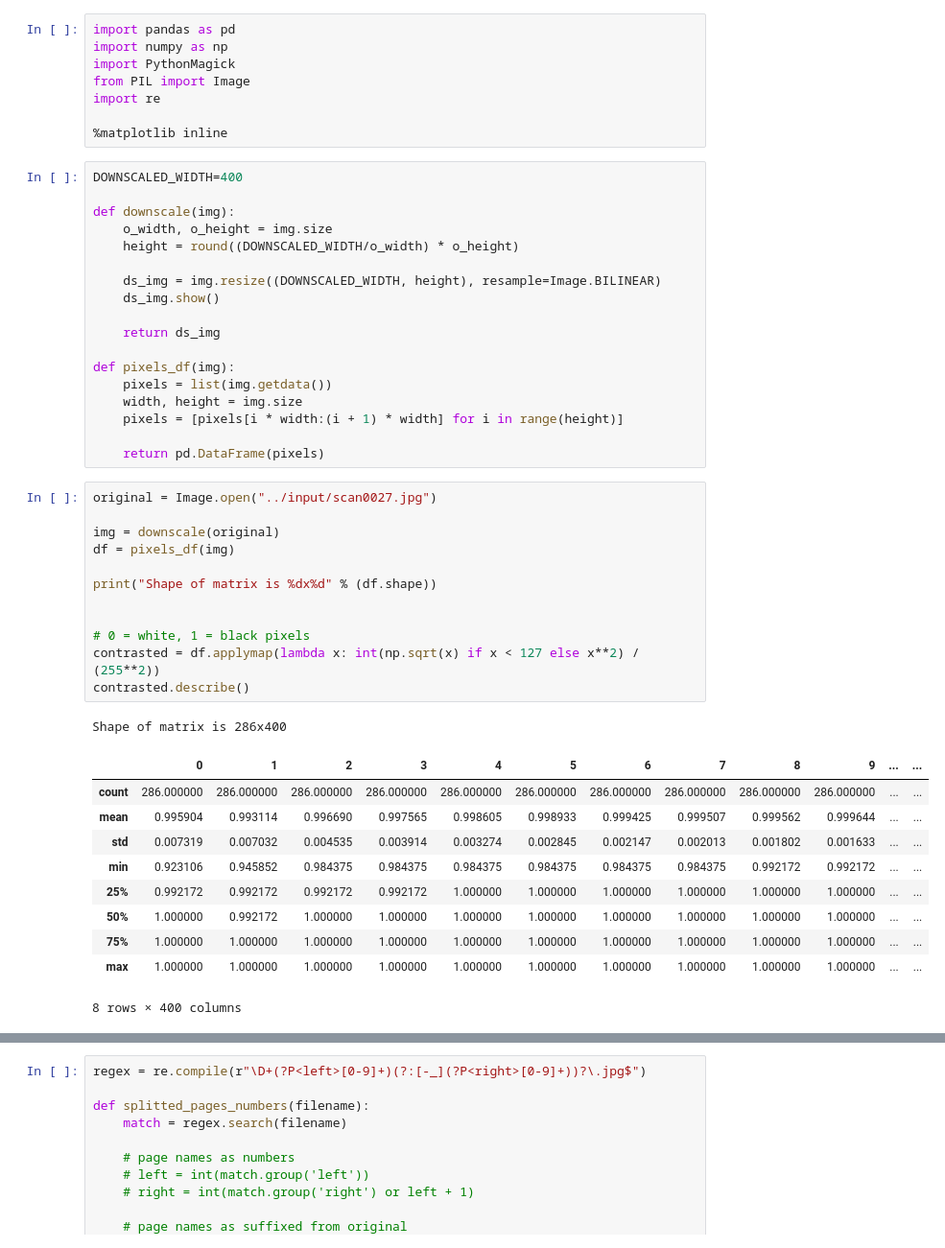
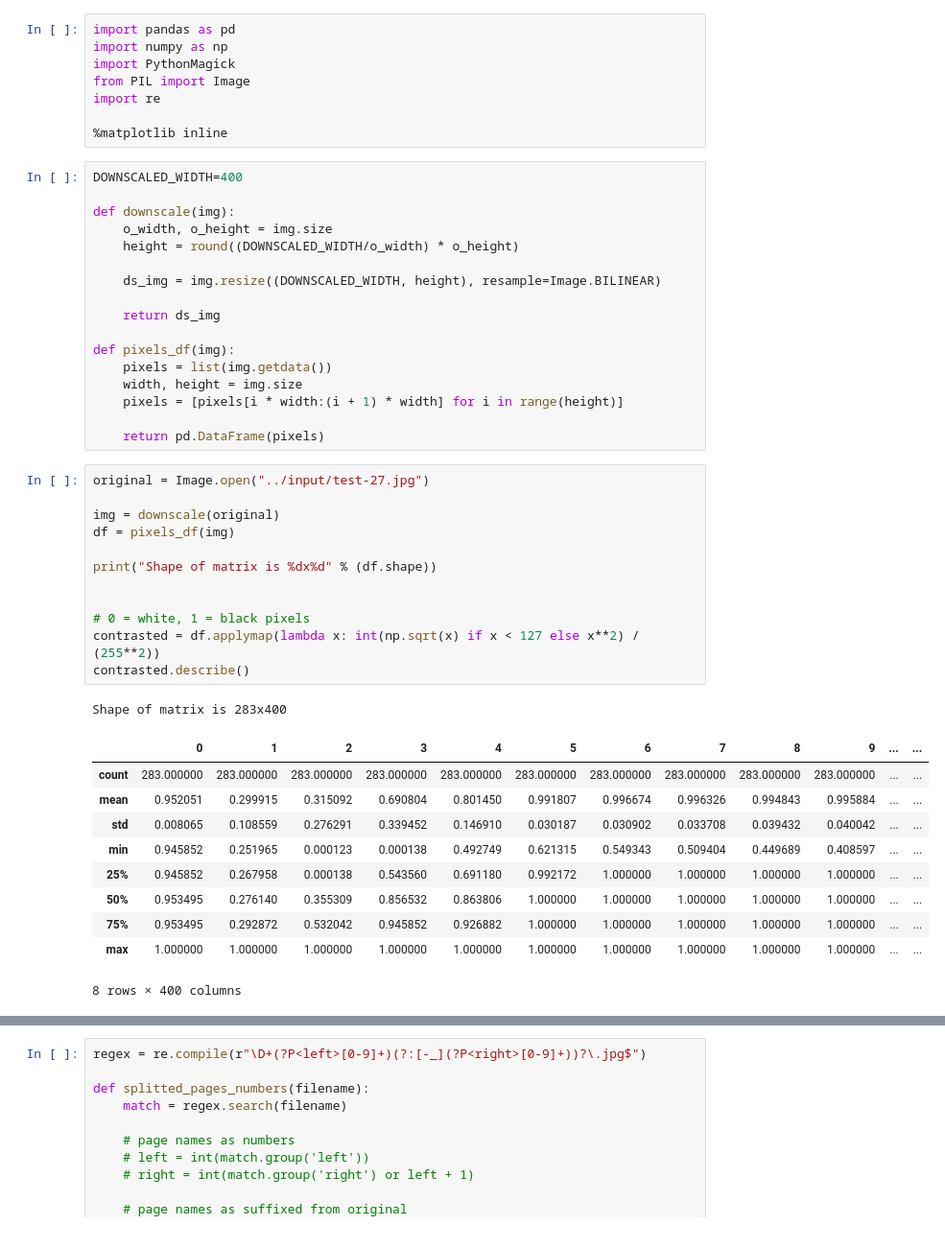
Before and after one commit to colinux/split-double-pages, a Jupyter notebook: notebooks/split_pages.ipynb, the cells around one changed output, grey strips where cells are left out. Shown at 96% size. Cells and saved outputs as stored; diff of their text form.

```diff
--- a/notebooks/split_pages.ipynb
+++ b/notebooks/split_pages.ipynb
@@ -14,7 +14,6 @@ def downscale(img):
     height = round((DOWNSCALED_WIDTH/o_width) * o_height)
 
     ds_img = img.resize((DOWNSCALED_WIDTH, height), resample=Image.BILINEAR)
-    ds_img.show()
 
     return ds_img
 
@@ -25,27 +24,27 @@ def pixels_df(img):
 
     return pd.DataFrame(pixels)
 # %%
-original = Image.open("../input/scan0027.jpg")
+original = Image.open("../input/test-27.jpg")
 
 img = downscale(original)
 df = pixels_df(img)
 
 print("Shape of matrix is %dx%d" % (df.shape))
 
 
 # 0 = white, 1 = black pixels
 contrasted = df.applymap(lambda x: int(np.sqrt(x) if x < 127 else x**2) / (255**2))
 contrasted.describe()
 # %% [output]
-Shape of matrix is 286x400
+Shape of matrix is 283x400
 |  | 0 | 1 | 2 | 3 | 4 | 5 | 6 | 7 | 8 | 9 | ... | ... |
-| count | 286.000000 | 286.000000 | 286.000000 | 286.000000 | 286.000000 | 286.000000 | 286.000000 | 286.000000 | 286.000000 | 286.000000 | ... | ... |
-| mean | 0.995904 | 0.993114 | 0.996690 | 0.997565 | 0.998605 | 0.998933 | 0.999425 | 0.999507 | 0.999562 | 0.999644 | ... | ... |
-| std | 0.007319 | 0.007032 | 0.004535 | 0.003914 | 0.003274 | 0.002845 | 0.002147 | 0.002013 | 0.001802 | 0.001633 | ... | ... |
-| min | 0.923106 | 0.945852 | 0.984375 | 0.984375 | 0.984375 | 0.984375 | 0.984375 | 0.984375 | 0.992172 | 0.992172 | ... | ... |
-| 25% | 0.992172 | 0.992172 | 0.992172 | 0.992172 | 1.000000 | 1.000000 | 1.000000 | 1.000000 | 1.000000 | 1.000000 | ... | ... |
-| 50% | 1.000000 | 0.992172 | 1.000000 | 1.000000 | 1.000000 | 1.000000 | 1.000000 | 1.000000 | 1.000000 | 1.000000 | ... | ... |
-| 75% | 1.000000 | 1.000000 | 1.000000 | 1.000000 | 1.000000 | 1.000000 | 1.000000 | 1.000000 | 1.000000 | 1.000000 | ... | ... |
+| count | 283.000000 | 283.000000 | 283.000000 | 283.000000 | 283.000000 | 283.000000 | 283.000000 | 283.000000 | 283.000000 | 283.000000 | ... | ... |
+| mean | 0.952051 | 0.299915 | 0.315092 | 0.690804 | 0.801450 | 0.991807 | 0.996674 | 0.996326 | 0.994843 | 0.995884 | ... | ... |
+| std | 0.008065 | 0.108559 | 0.276291 | 0.339452 | 0.146910 | 0.030187 | 0.030902 | 0.033708 | 0.039432 | 0.040042 | ... | ... |
+| min | 0.945852 | 0.251965 | 0.000123 | 0.000138 | 0.492749 | 0.621315 | 0.549343 | 0.509404 | 0.449689 | 0.408597 | ... | ... |
+| 25% | 0.945852 | 0.267958 | 0.000138 | 0.543560 | 0.691180 | 0.992172 | 1.000000 | 1.000000 | 1.000000 | 1.000000 | ... | ... |
+| 50% | 0.953495 | 0.276140 | 0.355309 | 0.856532 | 0.863806 | 1.000000 | 1.000000 | 1.000000 | 1.000000 | 1.000000 | ... | ... |
+| 75% | 0.953495 | 0.292872 | 0.532042 | 0.945852 | 0.926882 | 1.000000 | 1.000000 | 1.000000 | 1.000000 | 1.000000 | ... | ... |
 | max | 1.000000 | 1.000000 | 1.000000 | 1.000000 | 1.000000 | 1.000000 | 1.000000 | 1.000000 | 1.000000 | 1.000000 | ... | ... |
 8 rows × 400 columns
 # %%
```
Also changed, not shown: parts of 12 cells of this notebook, 3 other files.
